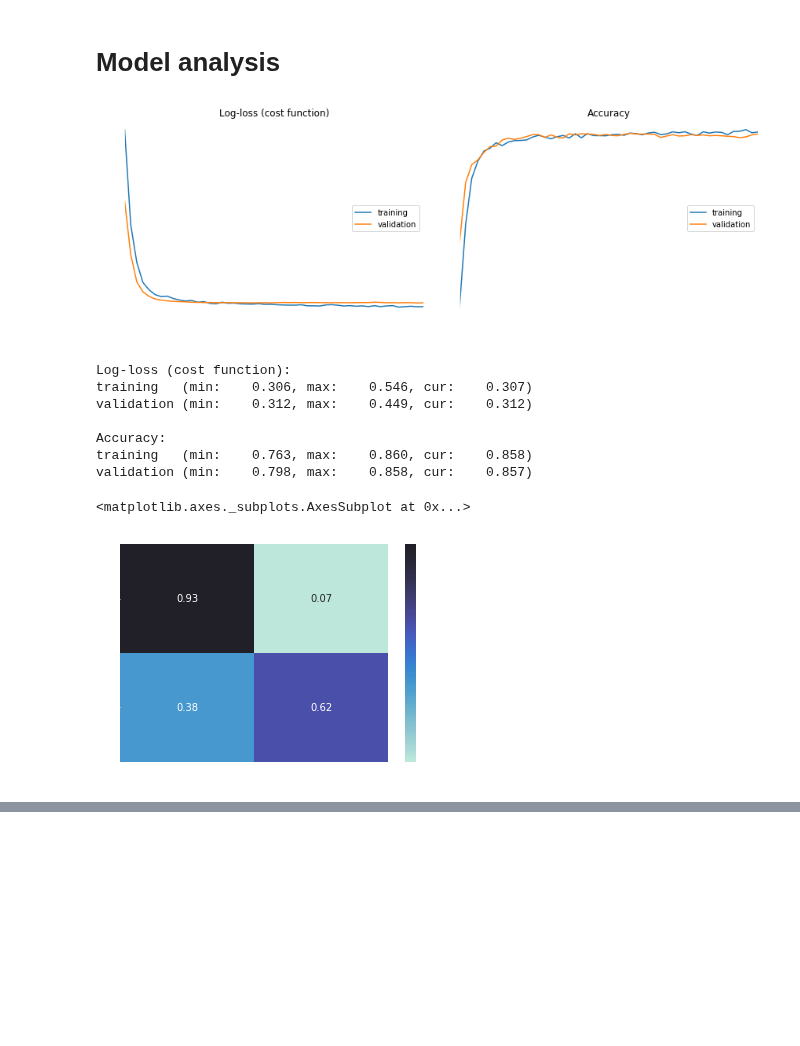
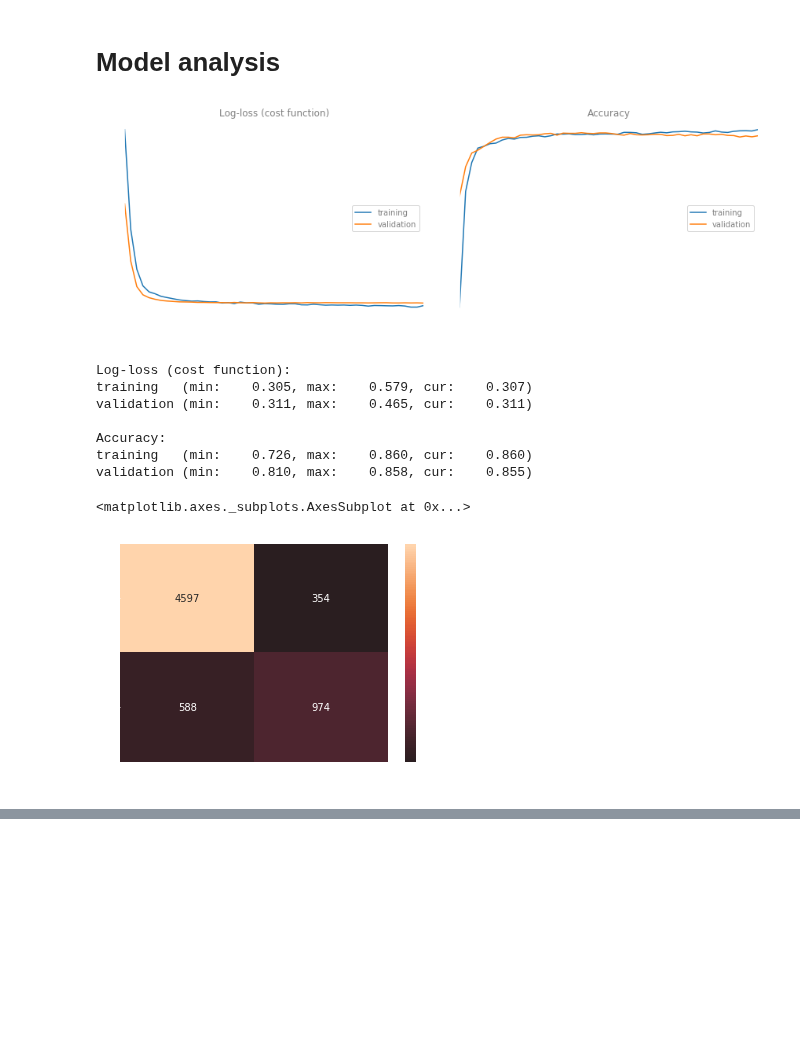
Before and after one commit to EthicalML/explainability-and-bias, a Jupyter notebook: Bias Evaluation & Explainability.ipynb, the cells around one changed output, grey strips where cells are left out. Cells and saved outputs as stored; diff of their text form; code cells hidden in the pictures.

```diff
--- a/Bias Evaluation & Explainability.ipynb
+++ b/Bias Evaluation & Explainability.ipynb
@@ -23,6 +23,7 @@ import math
 
 params = {"ytick.color" : "w",
           "xtick.color" : "w",
+          "text.color": "gray",
           "axes.labelcolor" : "w",
           "axes.edgecolor" : "w"}
 plt.rcParams.update(params)
@@ -90,6 +91,7 @@ def get_production_dataset():
 def get_dataset_2():
     tmp_df = df.copy()
     tmp_df_display = df_display.copy()
+#     tmp_df_display[label_column] = tmp_df_display[label_column].astype(int).values
 
     X = tmp_df.drop(label_column, axis=1).copy()
     y = tmp_df[label_column].astype(int).values.copy()
@@ -188,7 +190,7 @@ class ModelWrapper():
     def predict(self, X, **kwargs):
         return self.model.predict([X.iloc[:,i] for i in range(X.shape[1])])
 
-def plot_all_features(X):
+def plot_all_features(X, plot_numeric=True, hist=True, dropna=False):
     fig = plt.figure(figsize=(20,15))
     cols = 5
     rows = math.ceil(float(X.shape[1]) / cols)
@@ -197,9 +199,16 @@ def plot_all_features(X):
         ax.set_title(column)
         if X.dtypes[column] == np.object:
             X[column].value_counts().plot(kind="bar", axes=ax)
-        else:
-            X[column].hist(axes=ax)
-            plt.xticks(rotation="vertical")
+        elif plot_numeric:
+            if hist:
+                X[column].hist(axes=ax)
+                plt.xticks(rotation="vertical")
+            else:
+                if dropna:
+                    X[column].dropna().plot()
+                else:
+                    X[column].plot()
+
     plt.subplots_adjust(hspace=0.7, wspace=0.2)
 
 def plot_dendogram(corr, X):
@@ -209,6 +218,15 @@ def plot_dendogram(corr, X):
     dendrogram = hc.dendrogram(
         z, labels=X.columns, orientation="left", leaf_font_size=16)
     plt.show()
+
+def shap_predict(X):
+    values = model.predict([X[:,i] for i in range(X.shape[1])]).flatten()
+    return values
+
+def lime_predict_proba(X):
+    values = model.predict([X[:,i] for i in range(X.shape[1])]).flatten()
+    prob_pairs = np.array([1-values, values]).T
+    return prob_pairs
 # %% [output]
 [interactive output not drawn]
 # %% [markdown]
@@ -326,10 +327,10 @@ X_train.head(5)
 | 11203 | 2.083391 | 2 | 12 | 1.523415 | 0 | 1 | 1 | 4 | ... |
 | 19215 | -1.069002 | 4 | 11 | -0.420053 | 4 | 14 | 4 | 2 | ... |
 # %%
-# 1 layer, 100 neurons model, with softmax
+# 1 layer, 100 neurons model, with softmax (0-1 probabilities)
 model = build_model(X)
 
-model.fit(f_in(X_train), y_train, epochs=50,
+model.fit(f_in(X_train), y_train, epochs=10,
     batch_size=512, shuffle=True, validation_data=(f_in(X_valid), y_valid),
     callbacks=[PlotLossesKeras()], verbose=0, validation_split=0.05,)
 # %% [output]
@@ -632,19 +649,21 @@ model.fit(f_in(X_train), y_train, epochs=50, batch_size=512, shuffle=True, valid
 probabilities = model.predict(f_in(X_valid))
 pred = f_out(probabilities)
 # %% [output]
-[figure, old version]
+[figure, new version]
 Log-loss (cost function):
-training   (min:    0.306, max:    0.546, cur:    0.307)
-validation (min:    0.312, max:    0.449, cur:    0.312)
+training   (min:    0.305, max:    0.579, cur:    0.307)
+validation (min:    0.311, max:    0.465, cur:    0.311)
 
 Accuracy:
-training   (min:    0.763, max:    0.860, cur:    0.858)
-validation (min:    0.798, max:    0.858, cur:    0.857)
+training   (min:    0.726, max:    0.860, cur:    0.860)
+validation (min:    0.810, max:    0.858, cur:    0.855)
 # %%
-confusion = sklearn.metrics.confusion_matrix(y_valid, pred)
-confusion_scaled = confusion.astype("float") / confusion.sum(axis=1)[:, np.newaxis]
-confusion_scaled_df = pd.DataFrame(confusion_scaled, index=["Denied", "Approved"], columns=["Denied", "Approved"])
-sn.heatmap(confusion_scaled_df, annot=True, fmt='.2f', center=1)
+confusion = sklearn.metrics.confusion_matrix(y_prod, pred)
+confusion_df = pd.DataFrame(confusion,
+            index=["Actual Denied", "Actual Approved"],
+            columns=["Preditced Denied", "Preditced Approved"])
+
+sn.heatmap(confusion_df, annot=True, fmt='d', center=1)
 # %% [output]
 <matplotlib.axes._subplots.AxesSubplot at 0x...>
-[figure, old version]
+[figure, new version]
```
Also changed, not shown: parts of 100 cells of this notebook, 3 other files.
